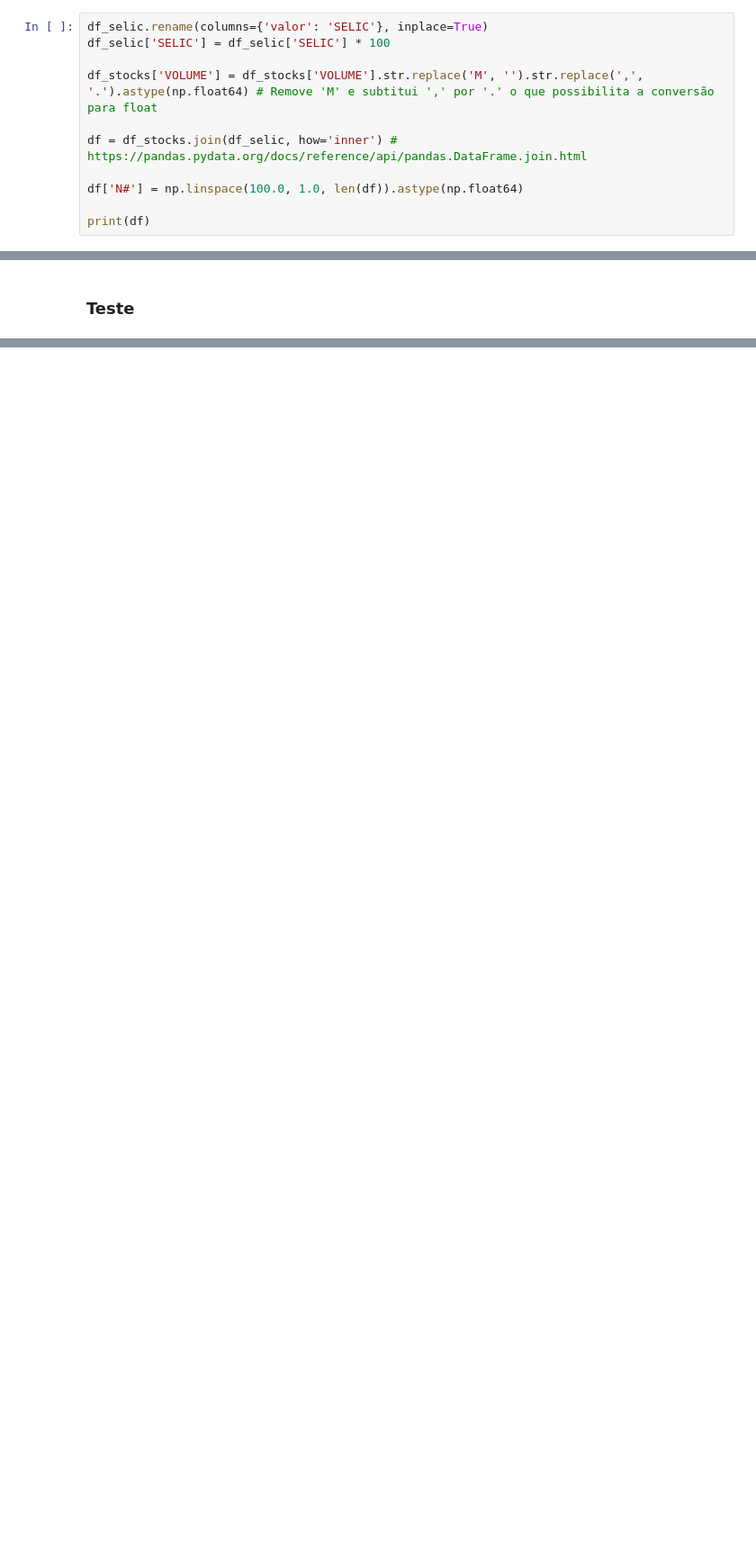
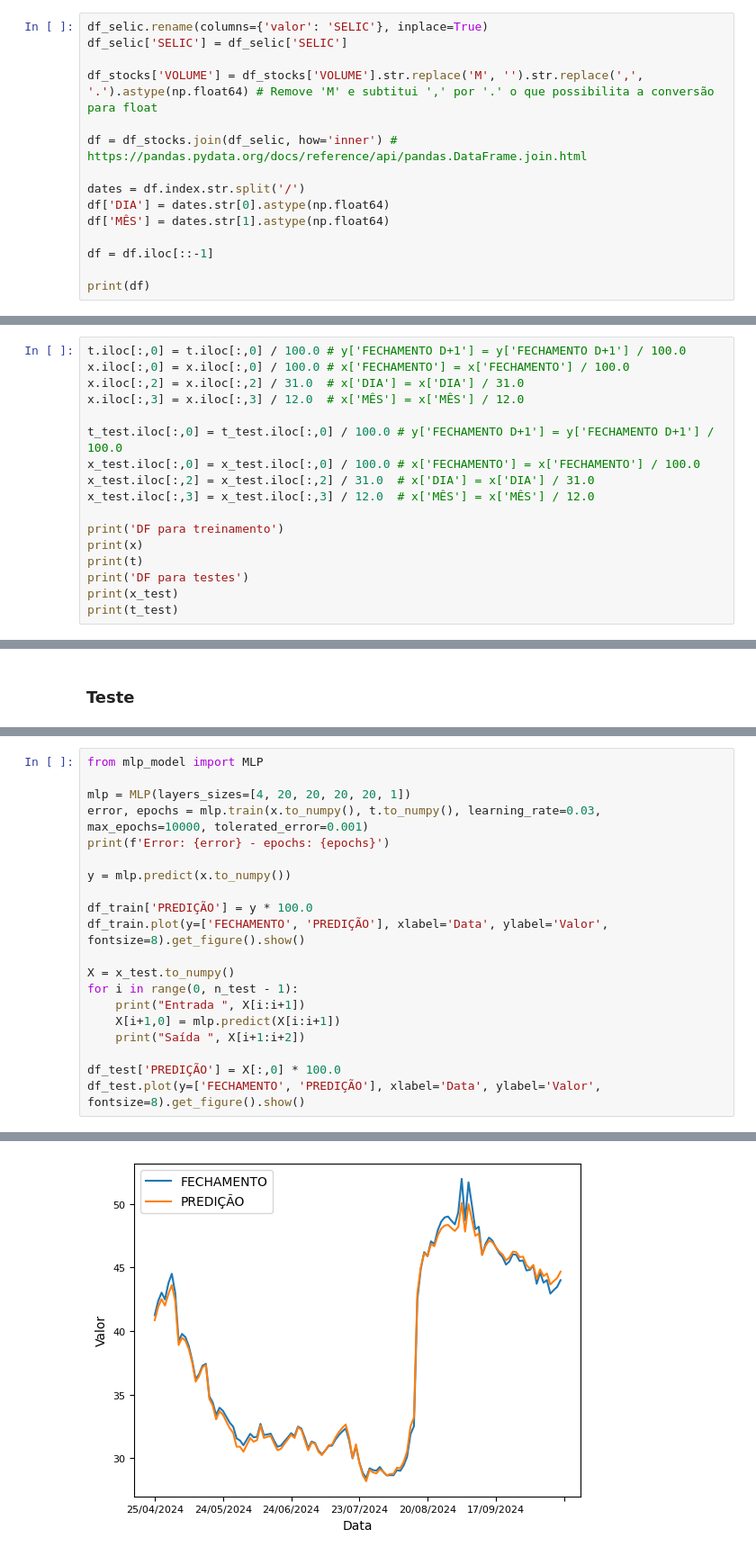
Before and after one commit to Diogo-NB/stock-exchange-mlp-predictions, a Jupyter notebook: stock_exchange_mlp_predictions.ipynb, the cells around one changed output, grey strips where cells are left out. Shown at 90% size. Saved outputs shown, nothing was run; the diff lists cells and outputs as text; blank space fills up the shorter version.

```diff
--- a/stock_exchange_mlp_predictions.ipynb
+++ b/stock_exchange_mlp_predictions.ipynb
@@ -48,13 +48,17 @@ DATA
 ### Tratamento dos dados
 # %%
 df_selic.rename(columns={'valor': 'SELIC'}, inplace=True)
-df_selic['SELIC'] = df_selic['SELIC'] * 100
+df_selic['SELIC'] = df_selic['SELIC']
 
 df_stocks['VOLUME'] = df_stocks['VOLUME'].str.replace('M', '').str.replace(',', '.').astype(np.float64) # Remove 'M' e subtitui ',' por '.' o que possibilita a conversão para float
 
 df = df_stocks.join(df_selic, how='inner') # https://pandas.pydata.org/docs/reference/api/pandas.DataFrame.join.html
 
-df['N#'] = np.linspace(100.0, 1.0, len(df)).astype(np.float64)
+dates = df.index.str.split('/')
+df['DIA'] = dates.str[0].astype(np.float64)
+df['MÊS'] = dates.str[1].astype(np.float64)
+
+df = df.iloc[::-1]
 
 print(df)
 # %% [output]
@@ -130,0 +128,17 @@ df_input
+# %%
+t.iloc[:,0] = t.iloc[:,0] / 100.0 # y['FECHAMENTO D+1'] = y['FECHAMENTO D+1'] / 100.0
+x.iloc[:,0] = x.iloc[:,0] / 100.0 # x['FECHAMENTO'] = x['FECHAMENTO'] / 100.0
+x.iloc[:,2] = x.iloc[:,2] / 31.0  # x['DIA'] = x['DIA'] / 31.0
+x.iloc[:,3] = x.iloc[:,3] / 12.0  # x['MÊS'] = x['MÊS'] / 12.0
+
+t_test.iloc[:,0] = t_test.iloc[:,0] / 100.0 # y['FECHAMENTO D+1'] = y['FECHAMENTO D+1'] / 100.0
+x_test.iloc[:,0] = x_test.iloc[:,0] / 100.0 # x['FECHAMENTO'] = x['FECHAMENTO'] / 100.0
+x_test.iloc[:,2] = x_test.iloc[:,2] / 31.0  # x['DIA'] = x['DIA'] / 31.0
+x_test.iloc[:,3] = x_test.iloc[:,3] / 12.0  # x['MÊS'] = x['MÊS'] / 12.0
+
+print('DF para treinamento')
+print(x)
+print(t)
+print('DF para testes')
+print(x_test)
+print(t_test)
@@ -179,0 +165,21 @@ All results saved
+# %%
+from mlp_model import MLP
+
+mlp = MLP(layers_sizes=[4, 20, 20, 20, 20, 1])
+error, epochs = mlp.train(x.to_numpy(), t.to_numpy(), learning_rate=0.03, max_epochs=10000, tolerated_error=0.001)
+print(f'Error: {error} - epochs: {epochs}')
+
+y = mlp.predict(x.to_numpy())
+
+df_train['PREDIÇÃO'] = y * 100.0
+df_train.plot(y=['FECHAMENTO', 'PREDIÇÃO'], xlabel='Data', ylabel='Valor', fontsize=8).get_figure().show()
+
+X = x_test.to_numpy()
+for i in range(0, n_test - 1):
+    print("Entrada ", X[i:i+1])
+    X[i+1,0] = mlp.predict(X[i:i+1])
+    print("Saída ", X[i+1:i+2])
+
+df_test['PREDIÇÃO'] = X[:,0] * 100.0
+df_test.plot(y=['FECHAMENTO', 'PREDIÇÃO'], xlabel='Data', ylabel='Valor', fontsize=8).get_figure().show()
+# %% [output]
@@ -179,0 +206 @@ All results saved
+[figure, added]
```
Also changed, not shown: parts of 8 cells of this notebook, 1 other file.
